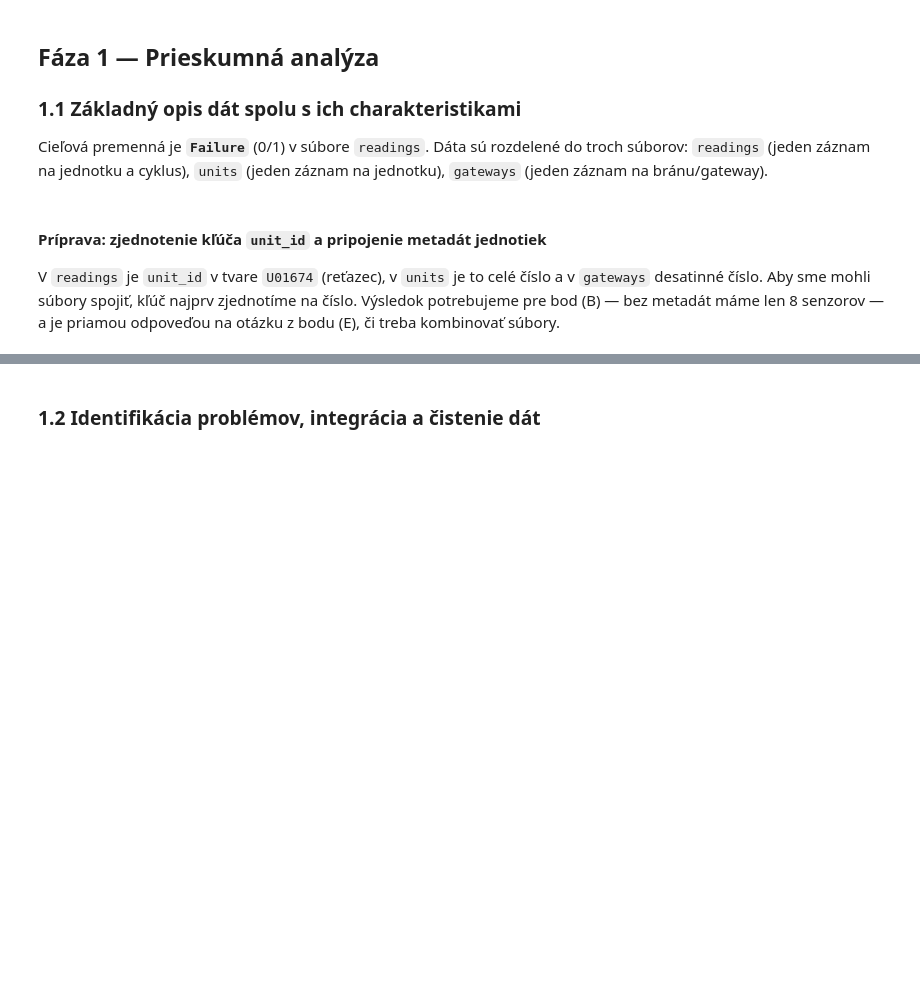
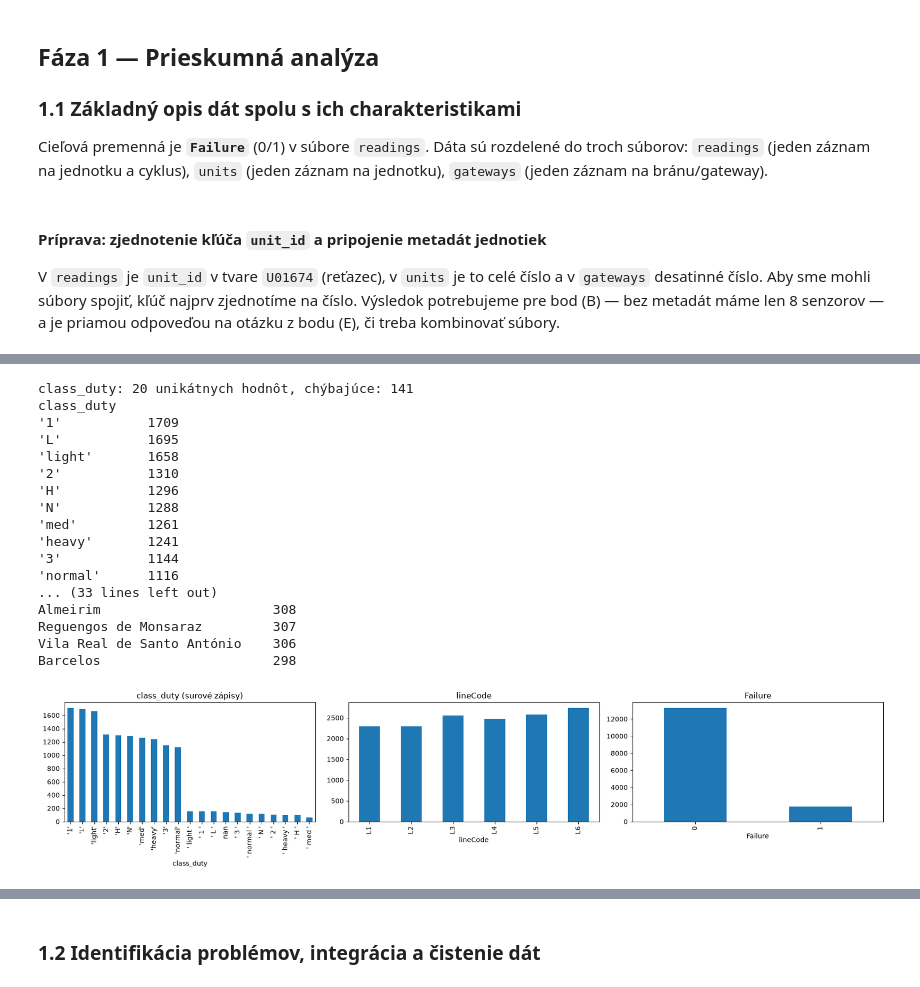
Before and after one commit to deno555/iau_projekt, a Jupyter notebook: IAU_projekt.ipynb, the cells around one changed output, grey strips where cells are left out. Drawn from its saved outputs; the diff is of its cells as text; code cells hidden in the pictures; blank space fills up the shorter version.

```diff
--- a/IAU_projekt.ipynb
+++ b/IAU_projekt.ipynb
@@ -81,5 +220,33 @@ for c in sensors:
 # %%
-# ukážka kategorických atribútov
-for c in ["class_duty", "lineCode", "installRegion"]:
-    print(f"\n{c}:")
-    print(df[c].value_counts(dropna=False).head(8))
+# kategorické atribúty a cieľová premenná
+for c in ["class_duty", "lineCode", "Failure"]:
+    print(f"\n{c}: {df[c].nunique()} unikátnych hodnôt, chýbajúce: {df[c].isna().sum()}")
+    print(df[c].map(repr).value_counts(dropna=False).to_string())
+
+print(f"\ninstallRegion: {df['installRegion'].nunique()} unikátnych hodnôt")
+print(df["installRegion"].value_counts().head(8).to_string())
+
+fig, axes = plt.subplots(1, 3, figsize=(18, 4))
+df["class_duty"].map(repr).value_counts().plot.bar(ax=axes[0], title="class_duty (surové zápisy)")
+df["lineCode"].value_counts().sort_index().plot.bar(ax=axes[1], title="lineCode")
+df["Failure"].value_counts().sort_index().plot.bar(ax=axes[2], title="Failure")
+plt.tight_layout(); plt.show()
+# %% [output]
+class_duty: 20 unikátnych hodnôt, chýbajúce: 141
+class_duty
+'1'           1709
+'L'           1695
+'light'       1658
+'2'           1310
+'H'           1296
+'N'           1288
+'med'         1261
+'heavy'       1241
+'3'           1144
+'normal'      1116
+... (33 lines left out)
+Almeirim                      308
+Reguengos de Monsaraz         307
+Vila Real de Santo António    306
+Barcelos                      298
+[figure, added]
```
Also changed, not shown: parts of 30 cells of this notebook.
